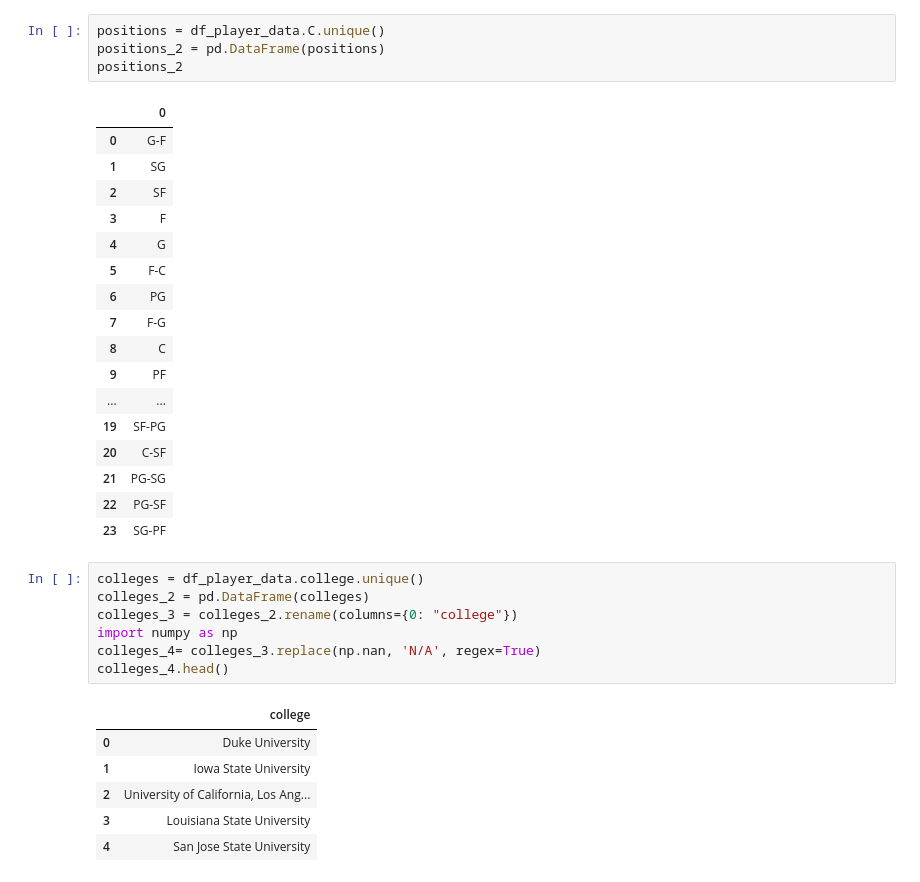
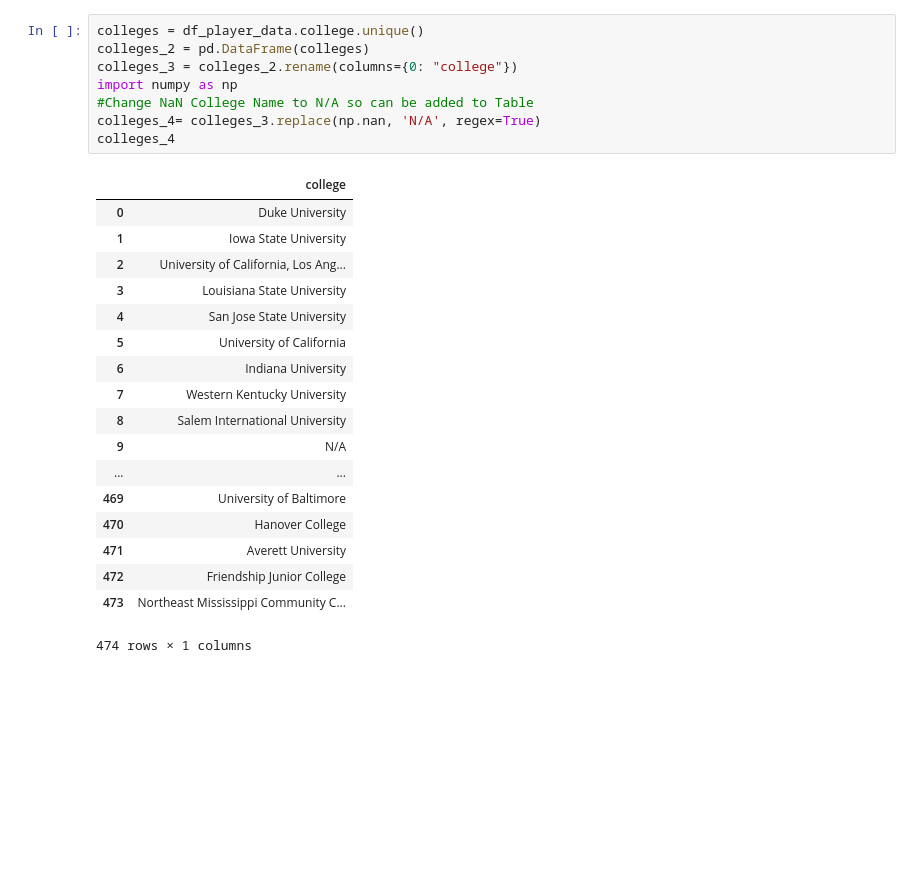
Before and after one commit to eschoon/NBA-Project, a Jupyter notebook: NBA Project.ipynb, the cells around one changed output. Cells and saved outputs as stored; diff of their text form; blank space fills up the shorter version.

```diff
--- a/NBA Project.ipynb
+++ b/NBA Project.ipynb
@@ -49,40 +172,31 @@ colleges
 Name: college, Length: 4550, dtype: object>
-# %%
-positions = df_player_data.C.unique()
-positions_2 = pd.DataFrame(positions)
-positions_2
-# %% [output]
-|  | 0 |
-| 0 | G-F |
-| 1 | SG |
-| 2 | SF |
-| 3 | F |
-| 4 | G |
-| 5 | F-C |
-| 6 | PG |
-| 7 | F-G |
-| 8 | C |
-| 9 | PF |
-| ... | ... |
-| 19 | SF-PG |
-| 20 | C-SF |
-| 21 | PG-SG |
-| 22 | PG-SF |
-| 23 | SG-PF |
 # %%
 colleges = df_player_data.college.unique()
 colleges_2 = pd.DataFrame(colleges)
 colleges_3 = colleges_2.rename(columns={0: "college"})
 import numpy as np
+#Change NaN College Name to N/A so can be added to Table
 colleges_4= colleges_3.replace(np.nan, 'N/A', regex=True)
-colleges_4.head()
+colleges_4
 # %% [output]
 |  | college |
 | 0 | Duke University |
 | 1 | Iowa State University |
 | 2 | University of California, Los Ang... |
 | 3 | Louisiana State University |
 | 4 | San Jose State University |
+| 5 | University of California |
+| 6 | Indiana University |
+| 7 | Western Kentucky University |
+| 8 | Salem International University |
+| 9 | N/A |
+| ... | ... |
+| 469 | University of Baltimore |
+| 470 | Hanover College |
+| 471 | Averett University |
+| 472 | Friendship Junior College |
+| 473 | Northeast Mississippi Community C... |
+474 rows × 1 columns
 # %%
 from sqlalchemy import create_engine
 import pandas as pd
```
Also changed, not shown: parts of 25 cells of this notebook.
